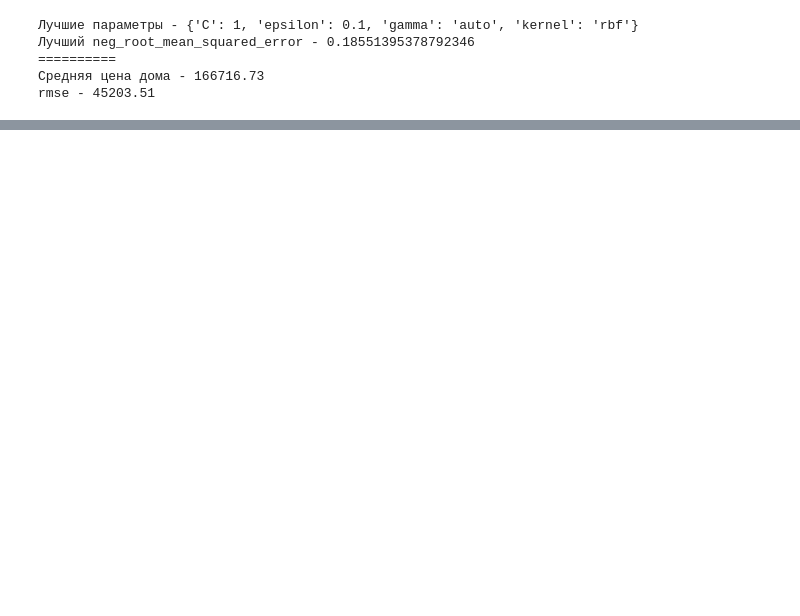
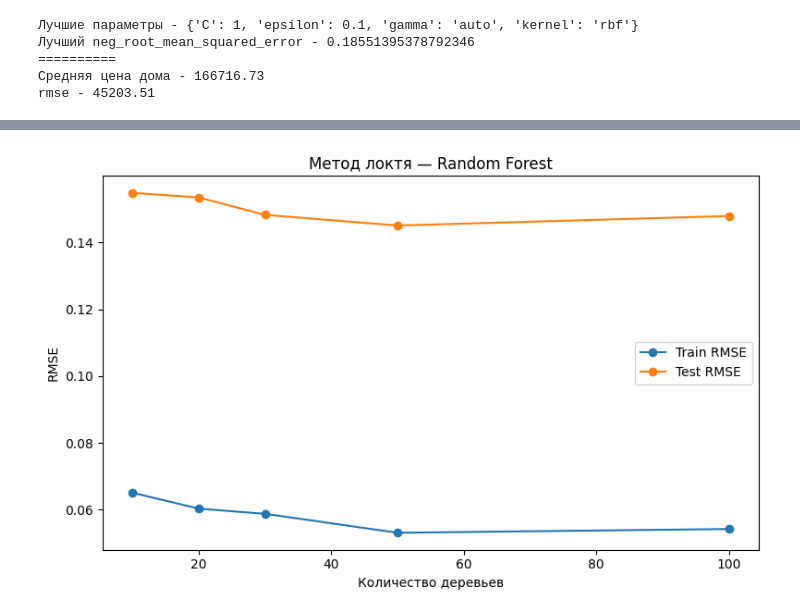
Before and after one commit to tatustik812/kaggle-house-prices, a Jupyter notebook: notebooks/02_Models.ipynb, the cells around one changed output, grey strips where cells are left out. Saved outputs shown, nothing was run; the diff lists cells and outputs as text; code cells hidden in the pictures; blank space fills up the shorter version.

```diff
--- a/notebooks/02_Models.ipynb
+++ b/notebooks/02_Models.ipynb
@@ -221,3 +244,14 @@ plt.show()
+# %%
+best_poly = PolynomialFeatures(degree=2, include_bias=False)
+X_train_p = best_poly.fit_transform(X_train_poly)
+X_test_p = best_poly.transform(X_test_poly)
+model_poly = LinearRegression()
+model_poly.fit(X_train_p, y_train)
+poly_predicted = model_poly.predict(X_test_p)
+
+result_rmse.append(np.sqrt(mean_squared_error(y_test, poly_predicted)))
+result_rmse_dollars.append(np.sqrt(mean_squared_error(np.expm1(y_test), np.expm1(poly_predicted))))
+result_index.append('Polynomial (degree=2)')
 # %% [markdown]
 KNN предсказывает цену как среднее K ближайших соседей в пространстве признаков. Используем полный датасет
 # %%
@@ -273,0 +398,22 @@ rmse - 45203.51
+# %%
+n_estimators = [10, 20, 30, 50, 100]
+rmse_train = []
+rmse_test = []
+
+for n in n_estimators:
+    model_forest = RandomForestRegressor(n_estimators=n, max_depth=30)
+    model_forest.fit(X_train, y_train)
+    rmse_train.append(np.sqrt(mean_squared_error(y_train, model_forest.predict(X_train))))
+    rmse_test.append(np.sqrt(mean_squared_error(y_test, model_forest.predict(X_test))))
+
+plt.figure(figsize=(8, 5))
+plt.plot(n_estimators, rmse_train, label='Train RMSE', marker='o')
+plt.plot(n_estimators, rmse_test, label='Test RMSE', marker='o')
+plt.xlabel('Количество деревьев')
+plt.ylabel('RMSE')
+plt.title('Метод локтя — Random Forest')
+plt.legend()
+plt.tight_layout()
+plt.show()
+# %% [output]
+[figure, added]
```
Also changed, not shown: parts of 21 cells of this notebook.
